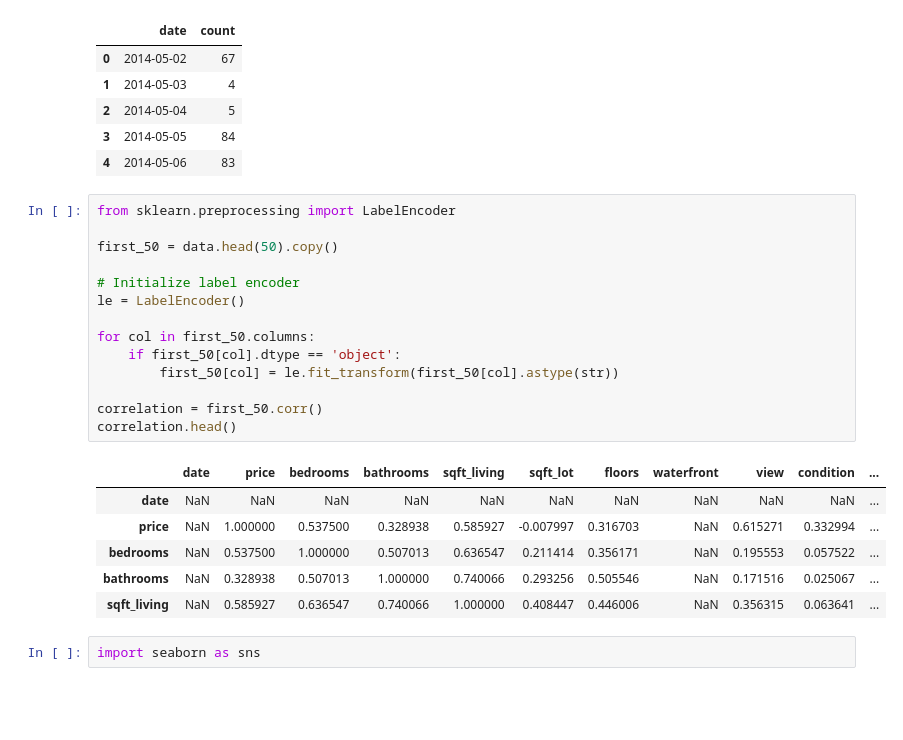
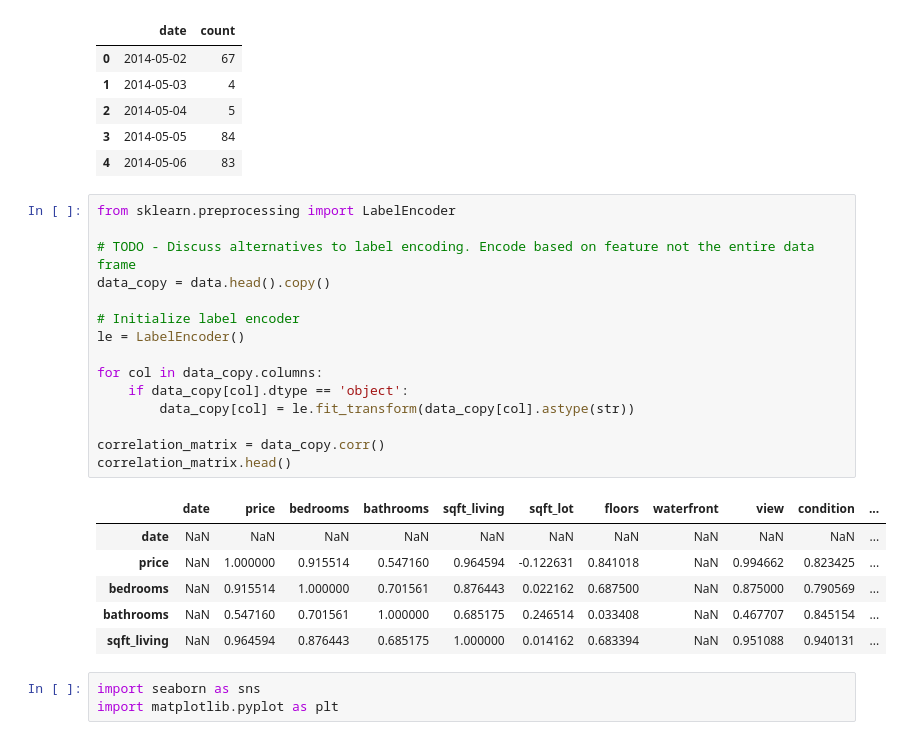
Before and after one commit to David38mk/house-price-prediction-ML, a Jupyter notebook: notebooks/EDA.ipynb, the cells around one changed output. Saved outputs shown, nothing was run; the diff lists cells and outputs as text; blank space fills up the shorter version.

```diff
--- a/notebooks/EDA.ipynb
+++ b/notebooks/EDA.ipynb
@@ -32,26 +32,28 @@ daily_counts.head()
 # %%
 from sklearn.preprocessing import LabelEncoder
 
-first_50 = data.head(50).copy()
+# TODO - Discuss alternatives to label encoding. Encode based on feature not the entire data frame
+data_copy = data.head().copy()
 
 # Initialize label encoder
 le = LabelEncoder()
 
-for col in first_50.columns:
-    if first_50[col].dtype == 'object':
-        first_50[col] = le.fit_transform(first_50[col].astype(str))
+for col in data_copy.columns:
+    if data_copy[col].dtype == 'object':
+        data_copy[col] = le.fit_transform(data_copy[col].astype(str))
 
-correlation = first_50.corr()
-correlation.head()
+correlation_matrix = data_copy.corr()
+correlation_matrix.head()
 # %% [output]
 |  | date | price | bedrooms | bathrooms | sqft_living | sqft_lot | floors | waterfront | view | condition | ... |
 | date | NaN | NaN | NaN | NaN | NaN | NaN | NaN | NaN | NaN | NaN | ... |
-| price | NaN | 1.000000 | 0.537500 | 0.328938 | 0.585927 | -0.007997 | 0.316703 | NaN | 0.615271 | 0.332994 | ... |
-| bedrooms | NaN | 0.537500 | 1.000000 | 0.507013 | 0.636547 | 0.211414 | 0.356171 | NaN | 0.195553 | 0.057522 | ... |
-| bathrooms | NaN | 0.328938 | 0.507013 | 1.000000 | 0.740066 | 0.293256 | 0.505546 | NaN | 0.171516 | 0.025067 | ... |
-| sqft_living | NaN | 0.585927 | 0.636547 | 0.740066 | 1.000000 | 0.408447 | 0.446006 | NaN | 0.356315 | 0.063641 | ... |
+| price | NaN | 1.000000 | 0.915514 | 0.547160 | 0.964594 | -0.122631 | 0.841018 | NaN | 0.994662 | 0.823425 | ... |
+| bedrooms | NaN | 0.915514 | 1.000000 | 0.701561 | 0.876443 | 0.022162 | 0.687500 | NaN | 0.875000 | 0.790569 | ... |
+| bathrooms | NaN | 0.547160 | 0.701561 | 1.000000 | 0.685175 | 0.246514 | 0.033408 | NaN | 0.467707 | 0.845154 | ... |
+| sqft_living | NaN | 0.964594 | 0.876443 | 0.685175 | 1.000000 | 0.014162 | 0.683394 | NaN | 0.951088 | 0.940131 | ... |
 # %%
 import seaborn as sns
+import matplotlib.pyplot as plt
 # %%
 sns.scatterplot(x="price", y="bedrooms", data=data, hue="bedrooms")
 # %% [output]
```
Also changed, not shown: parts of 4 cells of this notebook.
